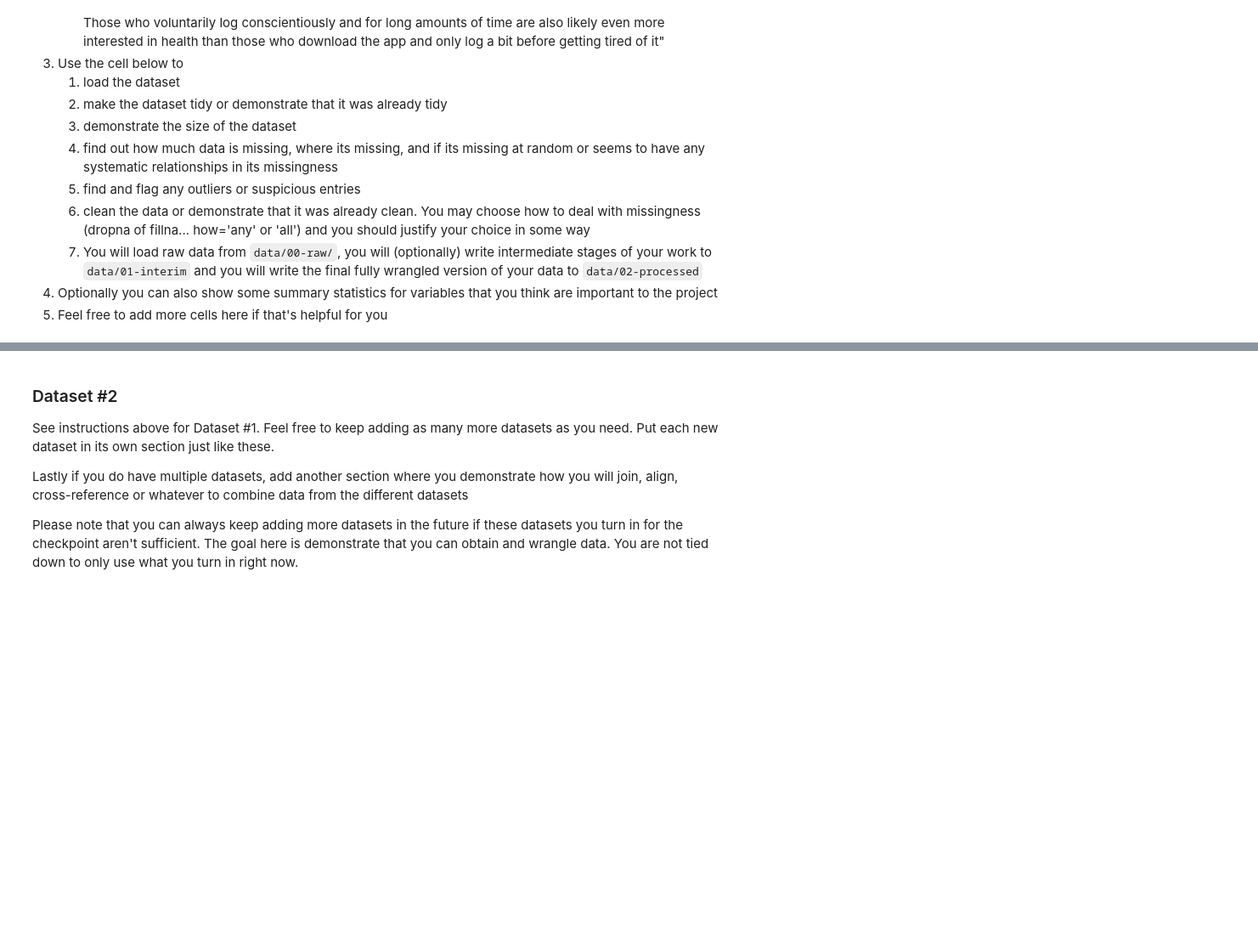
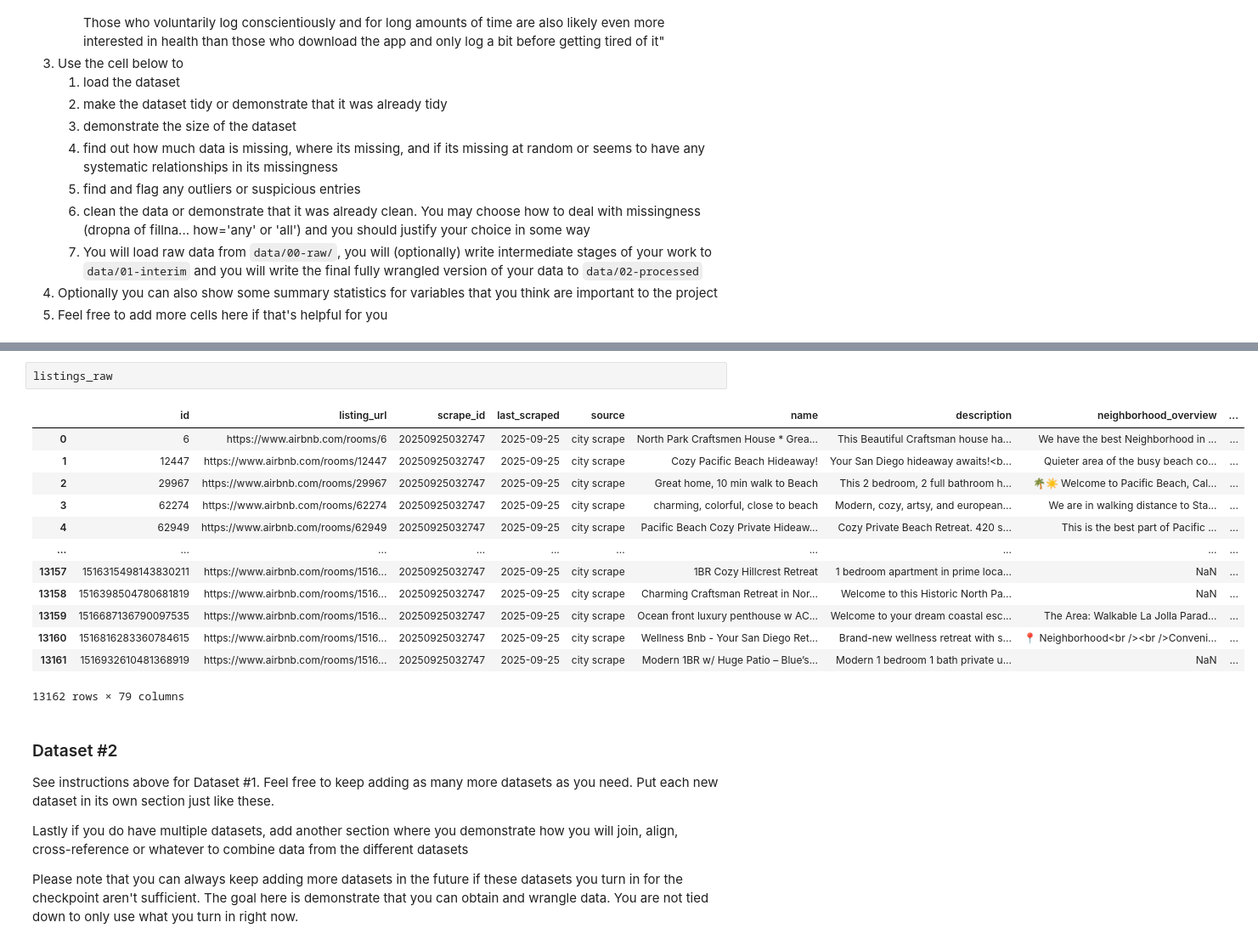
Before and after one commit to COGS108/Group113_WI26, a Jupyter notebook: 01-DataCheckpoint.ipynb, the cells around one changed output, grey strips where cells are left out. Shown at 85% size. Drawn from its saved outputs; the diff is of its cells as text; blank space fills up the shorter version.

```diff
--- a/01-DataCheckpoint.ipynb
+++ b/01-DataCheckpoint.ipynb
@@ -228,3 +311,19 @@ Columns: ['id', 'listing_url', 'scrape_id', 'last_scraped', 'source', 'name', 'd
+# %%
+listings_raw
+# %% [output]
+|  | id | listing_url | scrape_id | last_scraped | source | name | description | neighborhood_overview | ... |
+| 0 | 6 | https://www.airbnb.com/rooms/6 | 20250925032747 | 2025-09-25 | city scrape | North Park Craftsmen House * Grea... | This Beautiful Craftsman house ha... | We have the best Neighborhood in ... | ... |
+| 1 | 12447 | https://www.airbnb.com/rooms/12447 | 20250925032747 | 2025-09-25 | city scrape | Cozy Pacific Beach Hideaway! | Your San Diego hideaway awaits!<b... | Quieter area of the busy beach co... | ... |
+| 2 | 29967 | https://www.airbnb.com/rooms/29967 | 20250925032747 | 2025-09-25 | city scrape | Great home, 10 min walk to Beach | This 2 bedroom, 2 full bathroom h... | 🌴☀️ Welcome to Pacific Beach, Cal... | ... |
+| 3 | 62274 | https://www.airbnb.com/rooms/62274 | 20250925032747 | 2025-09-25 | city scrape | charming, colorful, close to beach | Modern, cozy, artsy, and european... | We are in walking distance to Sta... | ... |
+| 4 | 62949 | https://www.airbnb.com/rooms/62949 | 20250925032747 | 2025-09-25 | city scrape | Pacific Beach Cozy Private Hideaw... | Cozy Private Beach Retreat. 420 s... | This is the best part of Pacific ... | ... |
+| ... | ... | ... | ... | ... | ... | ... | ... | ... | ... |
+| 13157 | 1516315498143830211 | https://www.airbnb.com/rooms/1516... | 20250925032747 | 2025-09-25 | city scrape | 1BR Cozy Hillcrest Retreat | 1 bedroom apartment in prime loca... | NaN | ... |
+| 13158 | 1516398504780681819 | https://www.airbnb.com/rooms/1516... | 20250925032747 | 2025-09-25 | city scrape | Charming Craftsman Retreat in Nor... | Welcome to this Historic North Pa... | NaN | ... |
+| 13159 | 1516687136790097535 | https://www.airbnb.com/rooms/1516... | 20250925032747 | 2025-09-25 | city scrape | Ocean front luxury penthouse w AC... | Welcome to your dream coastal esc... | The Area: Walkable La Jolla Parad... | ... |
+| 13160 | 1516816283360784615 | https://www.airbnb.com/rooms/1516... | 20250925032747 | 2025-09-25 | city scrape | Wellness Bnb - Your San Diego Ret... | Brand-new wellness retreat with s... | 📍 Neighborhood<br /><br />Conveni... | ... |
+| 13161 | 1516932610481368919 | https://www.airbnb.com/rooms/1516... | 20250925032747 | 2025-09-25 | city scrape | Modern 1BR w/ Huge Patio – Blue’s... | Modern 1 bedroom 1 bath private u... | NaN | ... |
+13162 rows × 79 columns
 # %% [markdown]
 ### Dataset #2
 
```
Also changed, not shown: parts of 5 cells of this notebook.
